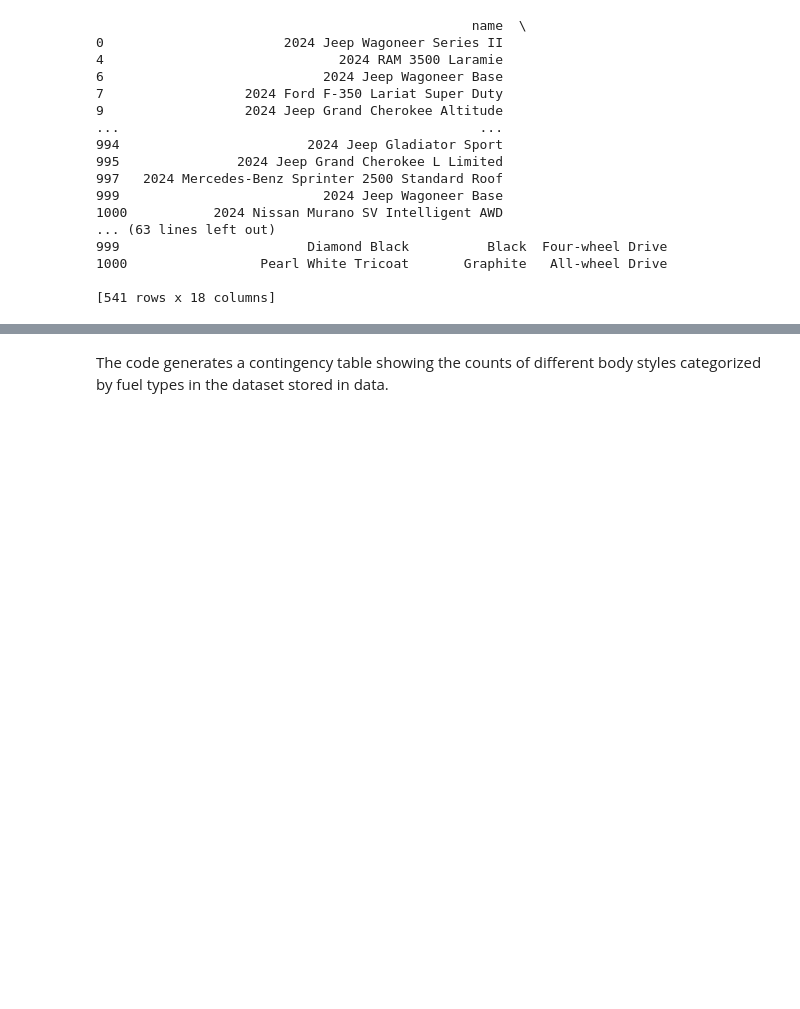
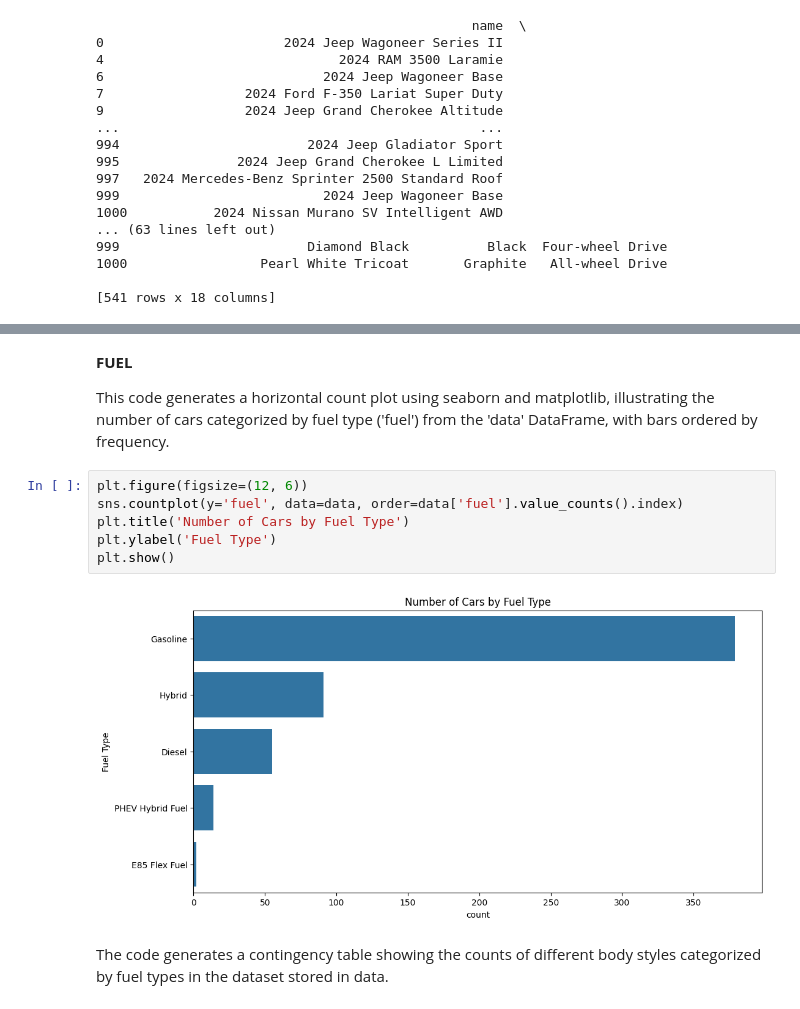
Before and after one commit to chetu5580/project2, a Jupyter notebook: vehicle.ipynb, the cells around one changed output, grey strips where cells are left out. Drawn from its saved outputs; the diff is of its cells as text; blank space fills up the shorter version.

```diff
--- a/vehicle.ipynb
+++ b/vehicle.ipynb
@@ -100,3 +127,15 @@ print(data)
+# %% [markdown]
+**FUEL**
+
+This code generates a horizontal count plot using seaborn and matplotlib, illustrating the number of cars categorized by fuel type ('fuel') from the 'data' DataFrame, with bars ordered by frequency.
+# %%
+plt.figure(figsize=(12, 6))
+sns.countplot(y='fuel', data=data, order=data['fuel'].value_counts().index)
+plt.title('Number of Cars by Fuel Type')
+plt.ylabel('Fuel Type')
+plt.show()
+# %% [output]
+[figure, added]
 # %% [markdown]
 The code generates a contingency table showing the counts of different body styles categorized by fuel types in the dataset stored in data.
 # %%
```
Also changed, not shown: parts of 19 cells of this notebook.
